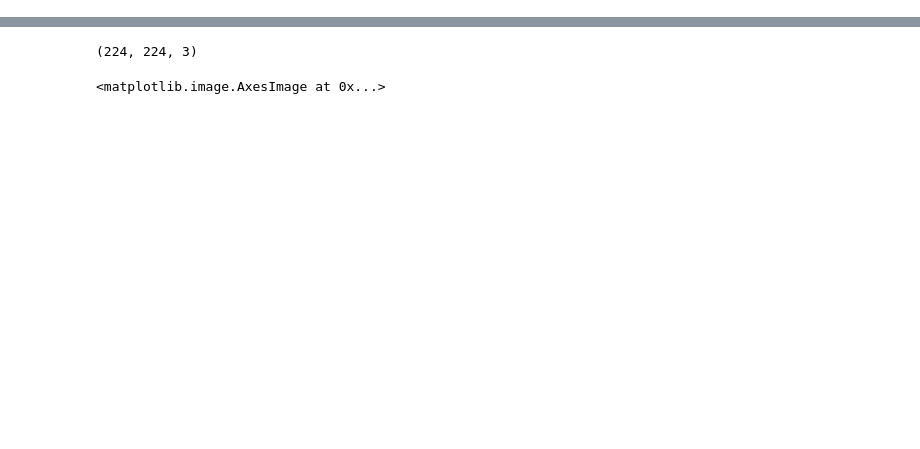
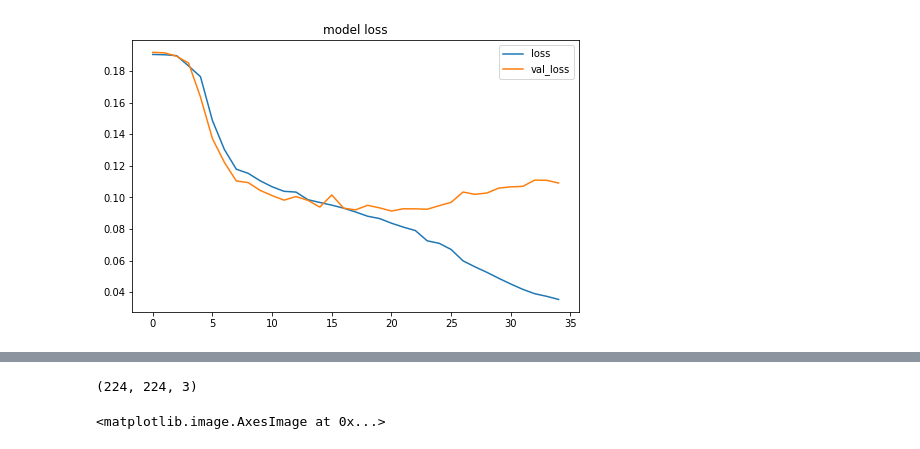
Before and after one commit to MasoudMoeini/Image-blur-detection, a Jupyter notebook: image_blur_detection_with_keras.ipynb, the cells around one changed output, grey strips where cells are left out. Saved outputs shown, nothing was run; the diff lists cells and outputs as text; code cells hidden in the pictures; blank space fills up the shorter version.

```diff
--- a/image_blur_detection_with_keras.ipynb
+++ b/image_blur_detection_with_keras.ipynb
@@ -46,5 +50,5 @@ x = layers.Conv2DTranspose(128, (3, 3), strides=2, activation="relu", padding="s
 x = layers.Conv2DTranspose(64, (3, 3), strides=2, activation="relu", padding="same")(x)
 x = layers.Conv2DTranspose(32, (3, 3), strides=1, activation="relu", padding="same")(x)
 x = layers.Conv2DTranspose(16, (3, 3), strides=1, activation="sigmoid", padding="same")(x)
-x = layers.Conv2DTranspose(3, (3, 3), strides=1, activation="sigmoid", padding="same")(x)
+output = layers.Conv2DTranspose(3, (3, 3), strides=1, activation="sigmoid", padding="same")(x)
 # %%
@@ -104 +100,8 @@ epoch 19 batch number 99
+# %%
+import pandas as pd
+pd.DataFrame(history.history).plot(figsize=(8,5))
+plt.title('model loss')
+plt.show()
+# %% [output]
+[figure, added]
 # %%
```
Also changed, not shown: parts of 14 cells of this notebook.
